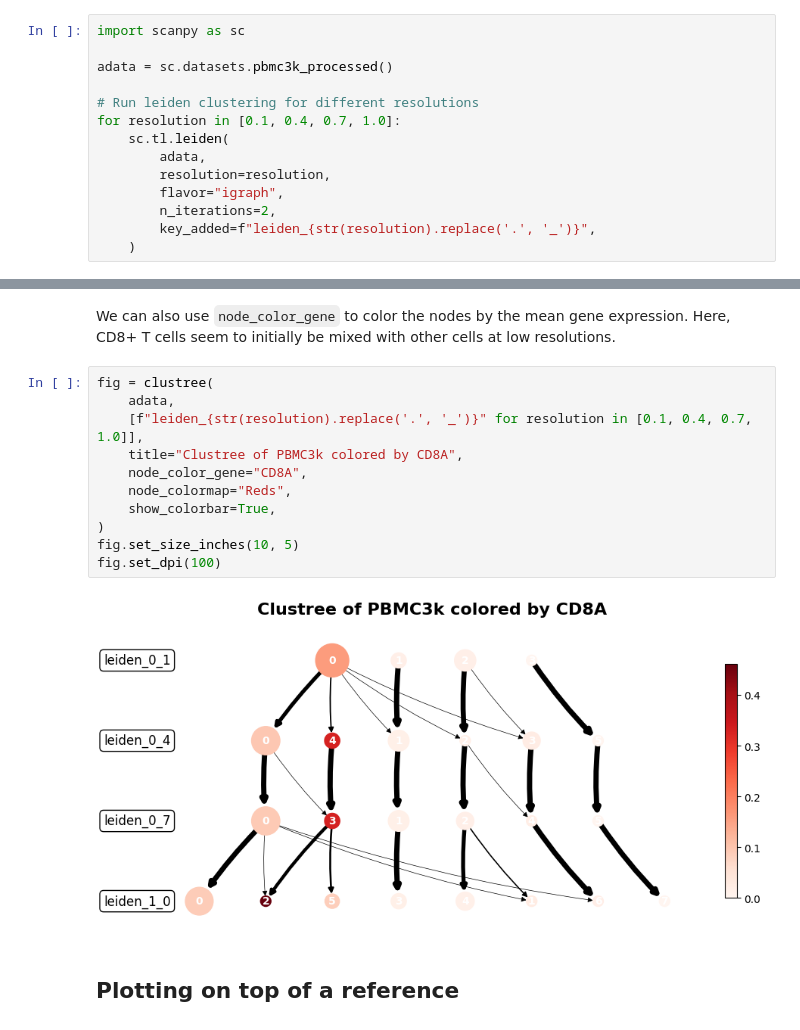
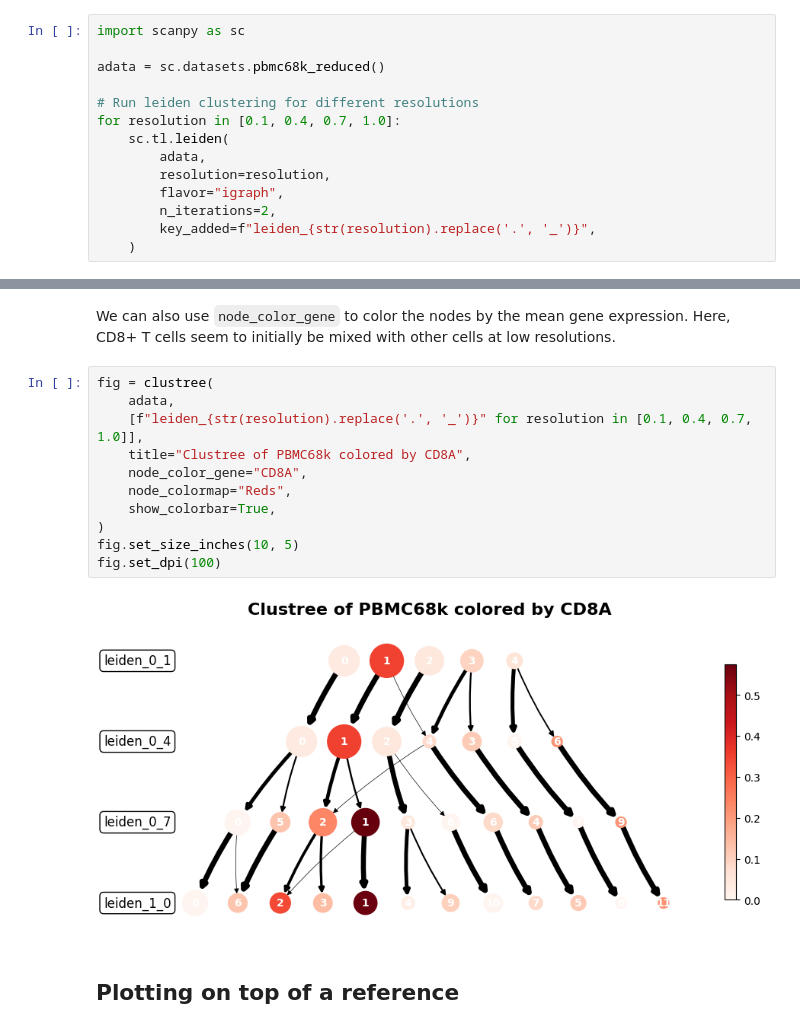
Before and after one commit to complextissue/pyclustree, a Jupyter notebook: docs/source/example.ipynb, the cells around one changed output, grey strips where cells are left out. Drawn from its saved outputs; the diff is of its cells as text.

```diff
--- a/docs/source/example.ipynb
+++ b/docs/source/example.ipynb
@@ -13,7 +13,7 @@ Note: you may need to restart the kernel to use updated packages.
 # %%
 import scanpy as sc
 
-adata = sc.datasets.pbmc3k_processed()
+adata = sc.datasets.pbmc68k_reduced()
 
 # Run leiden clustering for different resolutions
 for resolution in [0.1, 0.4, 0.7, 1.0]:
@@ -45,16 +45,16 @@ We can also use `node_color_gene` to color the nodes by the mean gene expression
 # %%
 fig = clustree(
     adata,
     [f"leiden_{str(resolution).replace('.', '_')}" for resolution in [0.1, 0.4, 0.7, 1.0]],
-    title="Clustree of PBMC3k colored by CD8A",
+    title="Clustree of PBMC68k colored by CD8A",
     node_color_gene="CD8A",
     node_colormap="Reds",
     show_colorbar=True,
 )
 fig.set_size_inches(10, 5)
 fig.set_dpi(100)
 # %% [output]
-[figure, old version]
+[figure, new version]
 # %% [markdown]
 ## Plotting on top of a reference
 # %% [markdown]
```
Also changed, not shown: parts of 2 cells of this notebook, 1 other file.
